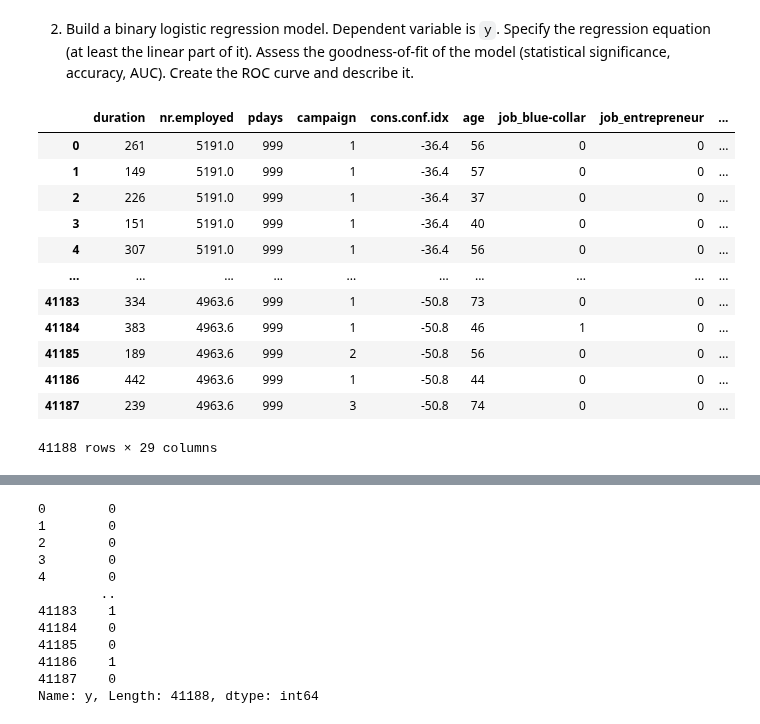
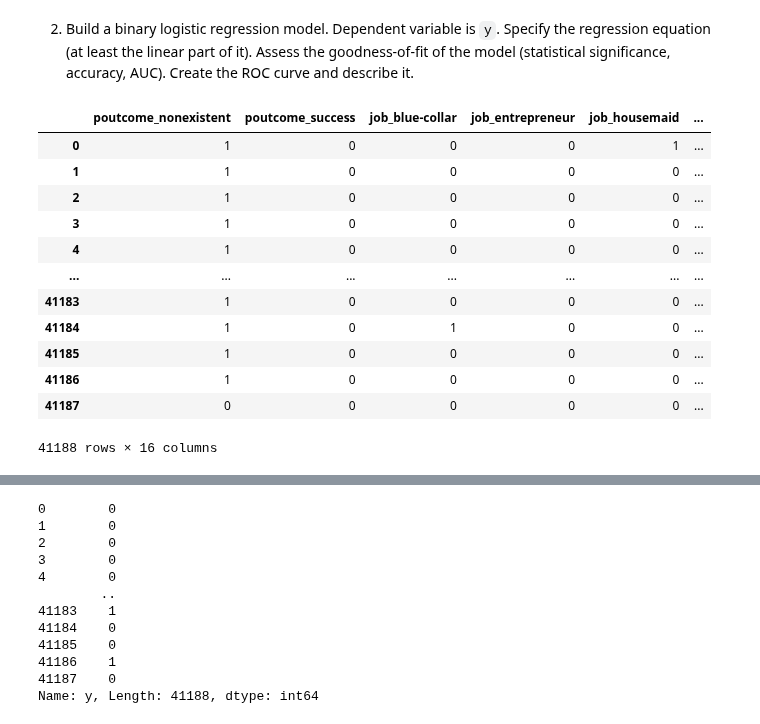
Before and after one commit to CepbluKot/hse-data-analysis-2025, a Jupyter notebook: hw6/Task6_06.11.2025.ipynb, the cells around one changed output, grey strips where cells are left out. Saved outputs shown, nothing was run; the diff lists cells and outputs as text; code cells hidden in the pictures.

```diff
--- a/hw6/Task6_06.11.2025.ipynb
+++ b/hw6/Task6_06.11.2025.ipynb
@@ -397,24 +397,24 @@ df[selected_col_vars]
 # %%
 # your code here
 
 df[selected_col_vars] = df[selected_col_vars].astype('category')
 dummies = pd.get_dummies(df[selected_col_vars], drop_first=True, dtype=int)
 
 X = pd.concat([df[selected_num_vars].copy(), dummies], axis=1)
 y = df['y'].map({'yes':1, 'no':0})
 
-X
+dummies
 # %% [output]
-|  | duration | nr.employed | pdays | campaign | cons.conf.idx | age | job_blue-collar | job_entrepreneur | ... |
-| 0 | 261 | 5191.0 | 999 | 1 | -36.4 | 56 | 0 | 0 | ... |
-| 1 | 149 | 5191.0 | 999 | 1 | -36.4 | 57 | 0 | 0 | ... |
-| 2 | 226 | 5191.0 | 999 | 1 | -36.4 | 37 | 0 | 0 | ... |
-| 3 | 151 | 5191.0 | 999 | 1 | -36.4 | 40 | 0 | 0 | ... |
-| 4 | 307 | 5191.0 | 999 | 1 | -36.4 | 56 | 0 | 0 | ... |
-| ... | ... | ... | ... | ... | ... | ... | ... | ... | ... |
-| 41183 | 334 | 4963.6 | 999 | 1 | -50.8 | 73 | 0 | 0 | ... |
-| 41184 | 383 | 4963.6 | 999 | 1 | -50.8 | 46 | 1 | 0 | ... |
-| 41185 | 189 | 4963.6 | 999 | 2 | -50.8 | 56 | 0 | 0 | ... |
-| 41186 | 442 | 4963.6 | 999 | 1 | -50.8 | 44 | 0 | 0 | ... |
-| 41187 | 239 | 4963.6 | 999 | 3 | -50.8 | 74 | 0 | 0 | ... |
+|  | poutcome_nonexistent | poutcome_success | job_blue-collar | job_entrepreneur | job_housemaid | ... |
+| 0 | 1 | 0 | 0 | 0 | 1 | ... |
+| 1 | 1 | 0 | 0 | 0 | 0 | ... |
+| 2 | 1 | 0 | 0 | 0 | 0 | ... |
+| 3 | 1 | 0 | 0 | 0 | 0 | ... |
+| 4 | 1 | 0 | 0 | 0 | 0 | ... |
+| ... | ... | ... | ... | ... | ... | ... |
+| 41183 | 1 | 0 | 0 | 0 | 0 | ... |
+| 41184 | 1 | 0 | 1 | 0 | 0 | ... |
+| 41185 | 1 | 0 | 0 | 0 | 0 | ... |
+| 41186 | 1 | 0 | 0 | 0 | 0 | ... |
+| 41187 | 0 | 0 | 0 | 0 | 0 | ... |
-41188 rows × 29 columns
+41188 rows × 16 columns
```
Also changed, not shown: parts of 17 cells of this notebook.
